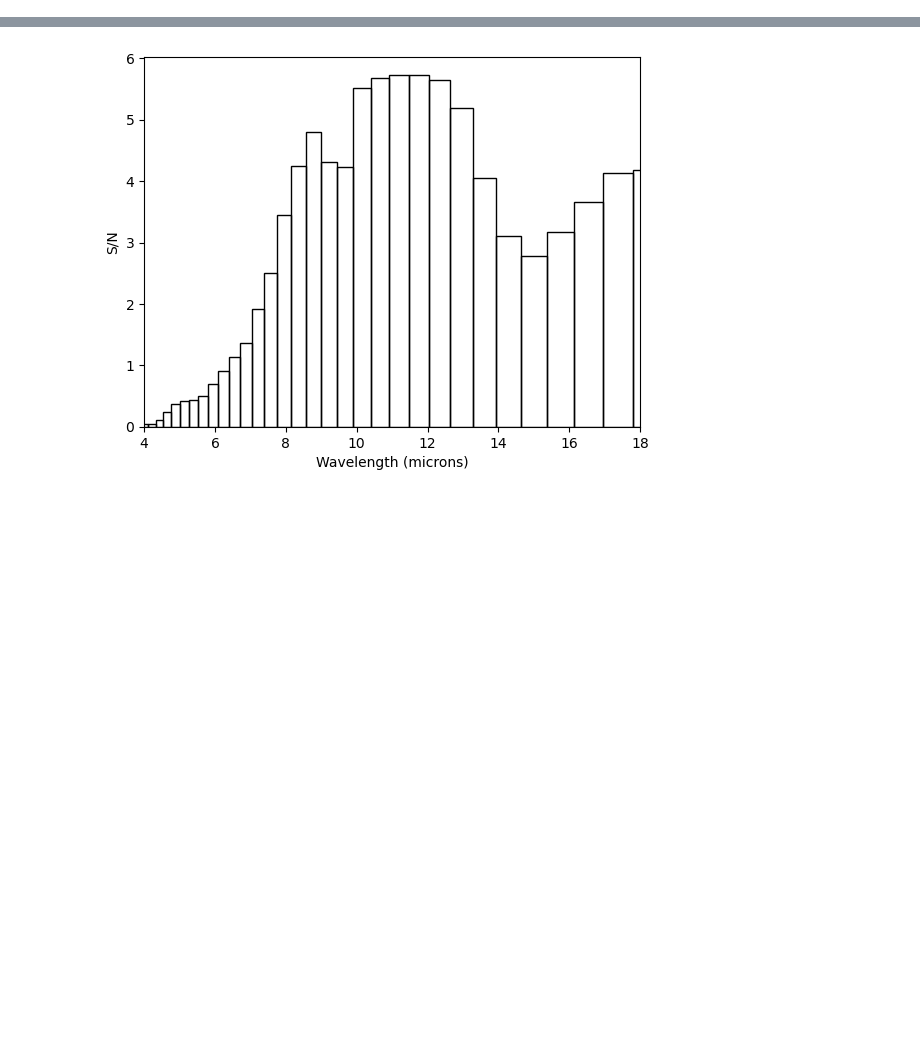
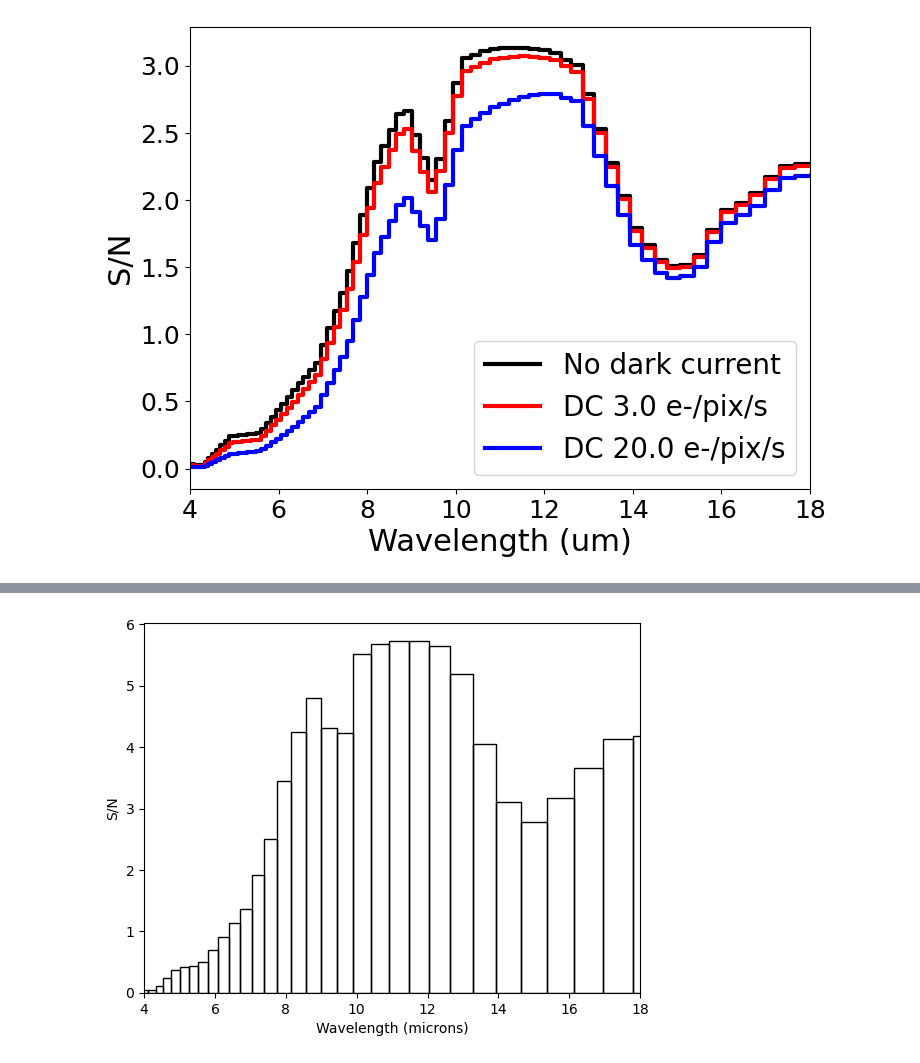
Before and after one commit to mwanakijiji/life_detectors, a Jupyter notebook: notebooks/display_1d_plots_from_parameter_sweep_cubes.ipynb, the cells around one changed output, grey strips where cells are left out. Drawn from its saved outputs; the diff is of its cells as text; code cells hidden in the pictures; blank space fills up the shorter version.

```diff
--- a/notebooks/display_1d_plots_from_parameter_sweep_cubes.ipynb
+++ b/notebooks/display_1d_plots_from_parameter_sweep_cubes.ipynb
@@ -36,3 +46,33 @@ N_INT: 36100
+# %%
+plt.rcParams.update({'font.size': 20, 'xtick.labelsize': 18, 'ytick.labelsize': 18, 'axes.labelsize': 22, 'axes.titlesize': 22})
+
+#max_int_time = 5184000 # total integration time of the longest observation in the cube, in seconds
+n_int_this = 100
+
+# indices of choices of DC values to plot in comparison with zero DC
+n_dc_1 = 60
+n_dc_2 = 400
+
+# the actual DC value
+dc_1 = np.median(data_cube[3,n_dc_1,:])
+dc_2 = np.median(data_cube[3,n_dc_2,:])
+
+
+plt.figure(figsize=(8, 6))
+#plt.title('N_INT = '+str(n_int_this))
+plt.step(data_cube[1,0,:], data_cube[0,0,:], where='mid', color='black', linewidth=3, label='No dark current')
+plt.step(data_cube[1,n_dc_1,:], data_cube[0,n_dc_1,:], where='mid', color='red', linewidth=3, label='DC '+str(dc_1) + ' e-/pix/s')
+plt.step(data_cube[1,n_dc_2,:], data_cube[0,n_dc_2,:], where='mid', color='blue', linewidth=3, label='DC '+str(dc_2) + ' e-/pix/s')
+plt.xlim([4.0, 18.])
+#plt.ylim([1e-3, 1e0.5])
+plt.ylabel('S/N')
+#plt.yscale('log')
+plt.xlabel('Wavelength (um)')
+plt.legend()
+plt.savefig('/Users/eckhartspalding/Downloads/junk2.png')
+plt.show()
+# %% [output]
+[figure, new version]
 # %%
 def read_detector_catalog(file_name):
 
```
Also changed, not shown: parts of 6 cells of this notebook.
